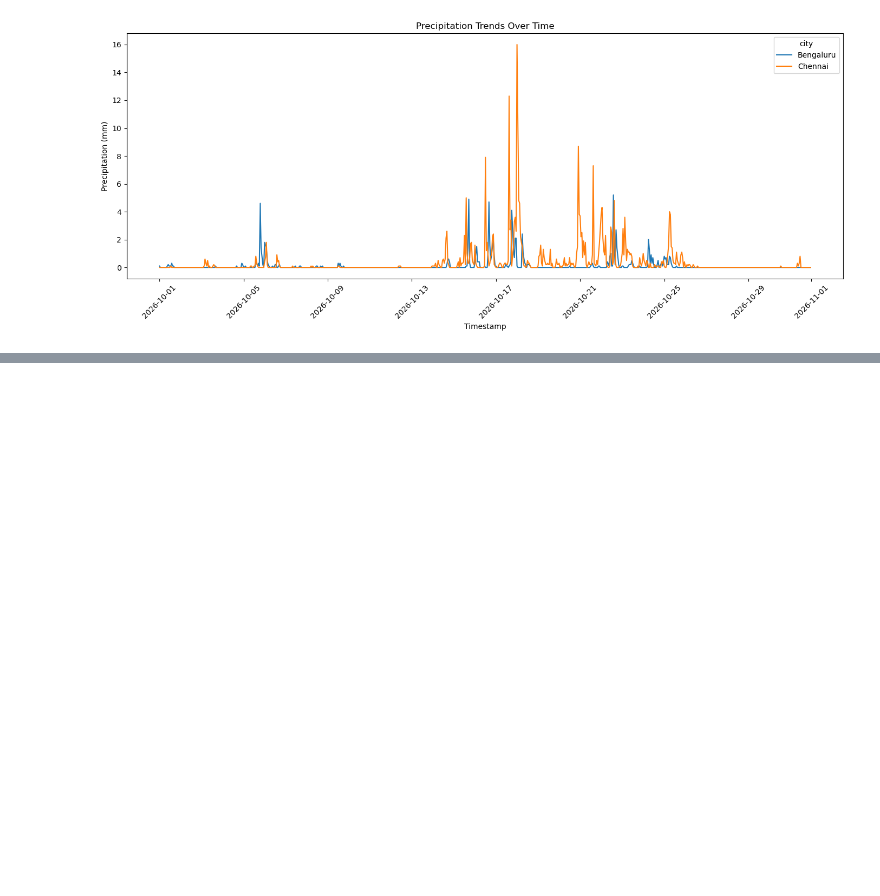
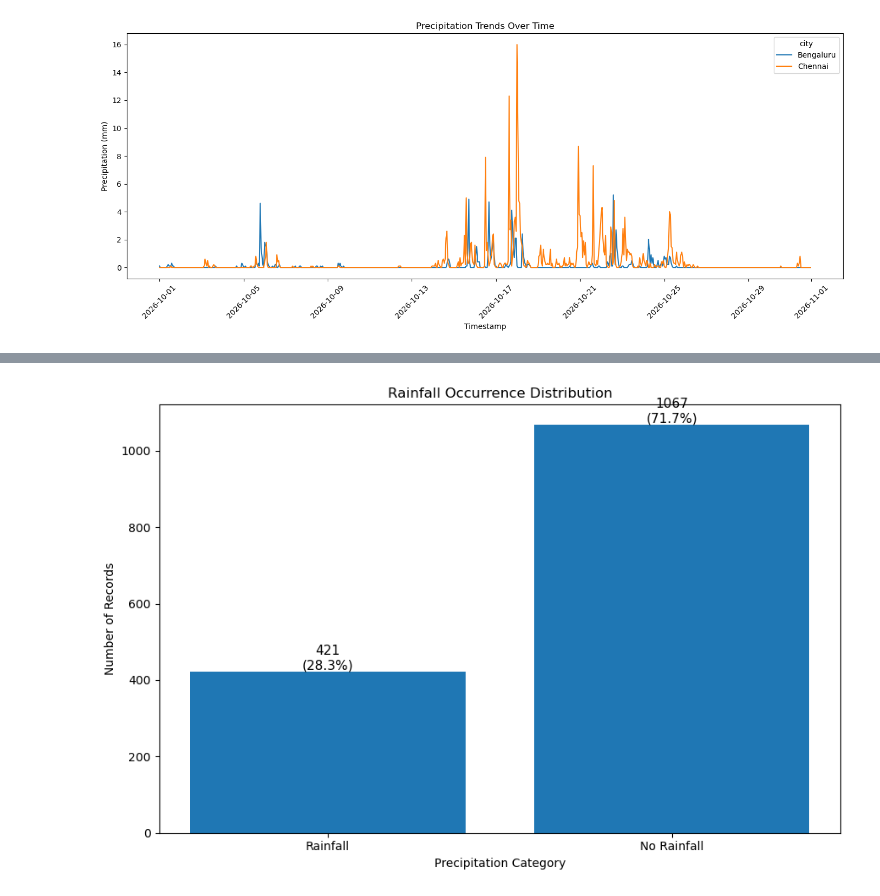
Before and after one commit to shabaz-syed/AtomSync-MicroClimate-Analaytics, a Jupyter notebook: Notebooks/01_data_understanding.ipynb, the cells around one changed output, grey strips where cells are left out. Saved outputs shown, nothing was run; the diff lists cells and outputs as text; code cells hidden in the pictures; blank space fills up the shorter version.

```diff
--- a/Notebooks/01_data_understanding.ipynb
+++ b/Notebooks/01_data_understanding.ipynb
@@ -576,0 +611,48 @@ plt.show()
+# %%
+# Rainfall Distribution:
+# Rainfall vs No Rainfall Distribution
+
+rainfall_counts = [
+    (df['precipitation_mm'] > 0).sum(),
+    (df['precipitation_mm'] == 0).sum()
+]
+
+labels = ['Rainfall', 'No Rainfall']
+
+percentages = [
+    (count / len(df)) * 100
+    for count in rainfall_counts
+]
+
+plt.figure(figsize=(9, 6))
+
+bars = plt.bar(labels, rainfall_counts)
+
+plt.title('Rainfall Occurrence Distribution')
+plt.xlabel('Precipitation Category')
+plt.ylabel('Number of Records')
+
+for bar, count, percentage in zip(
+    bars, rainfall_counts, percentages
+):
+    plt.text(
+        bar.get_x() + bar.get_width() / 2,
+        bar.get_height(),
+        f'{count}\n({percentage:.1f}%)',
+        ha='center',
+        va='bottom',
+        fontsize=11
+    )
+
+plt.tight_layout()
+
+# Export chart in SVG format
+plt.savefig(
+    'rainfall_distribution.svg',
+    format='svg',
+    bbox_inches='tight'
+)
+
+plt.show()
+# %% [output]
+[figure, added]
```
Also changed, not shown: parts of 4 cells of this notebook.
